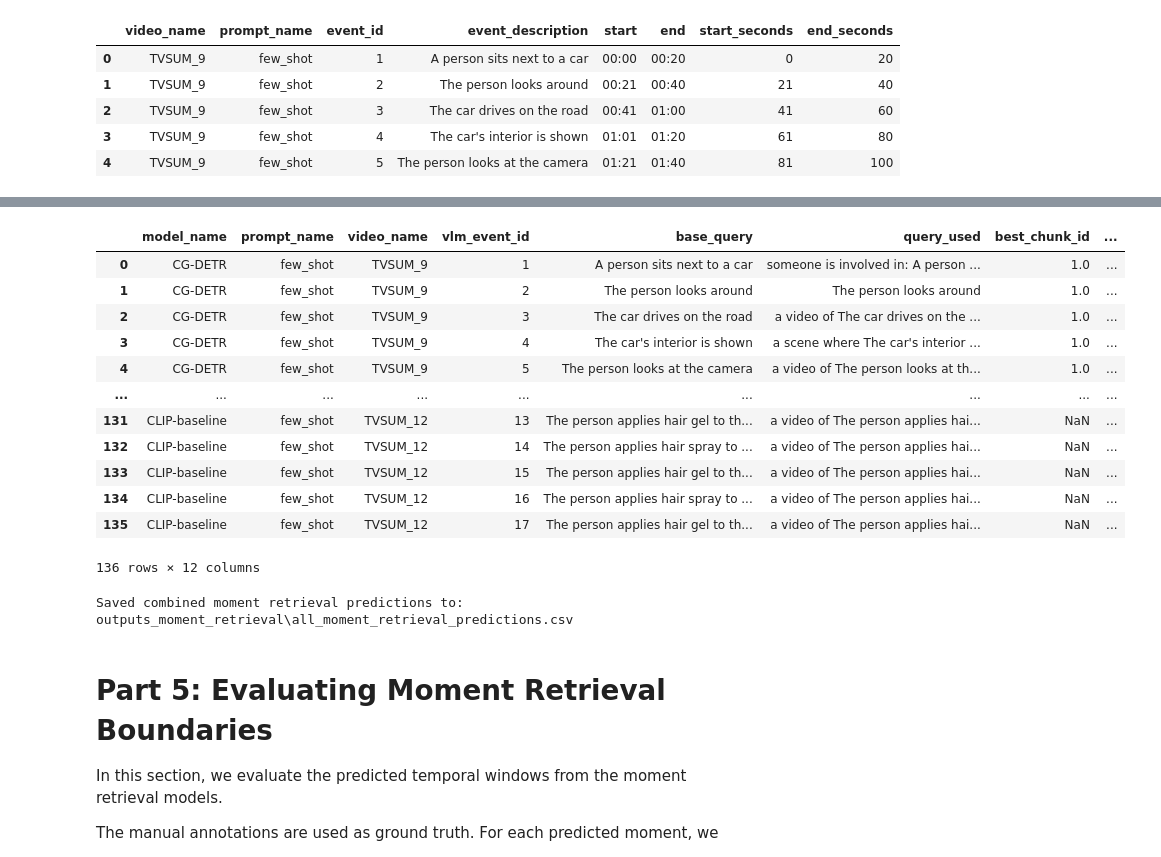
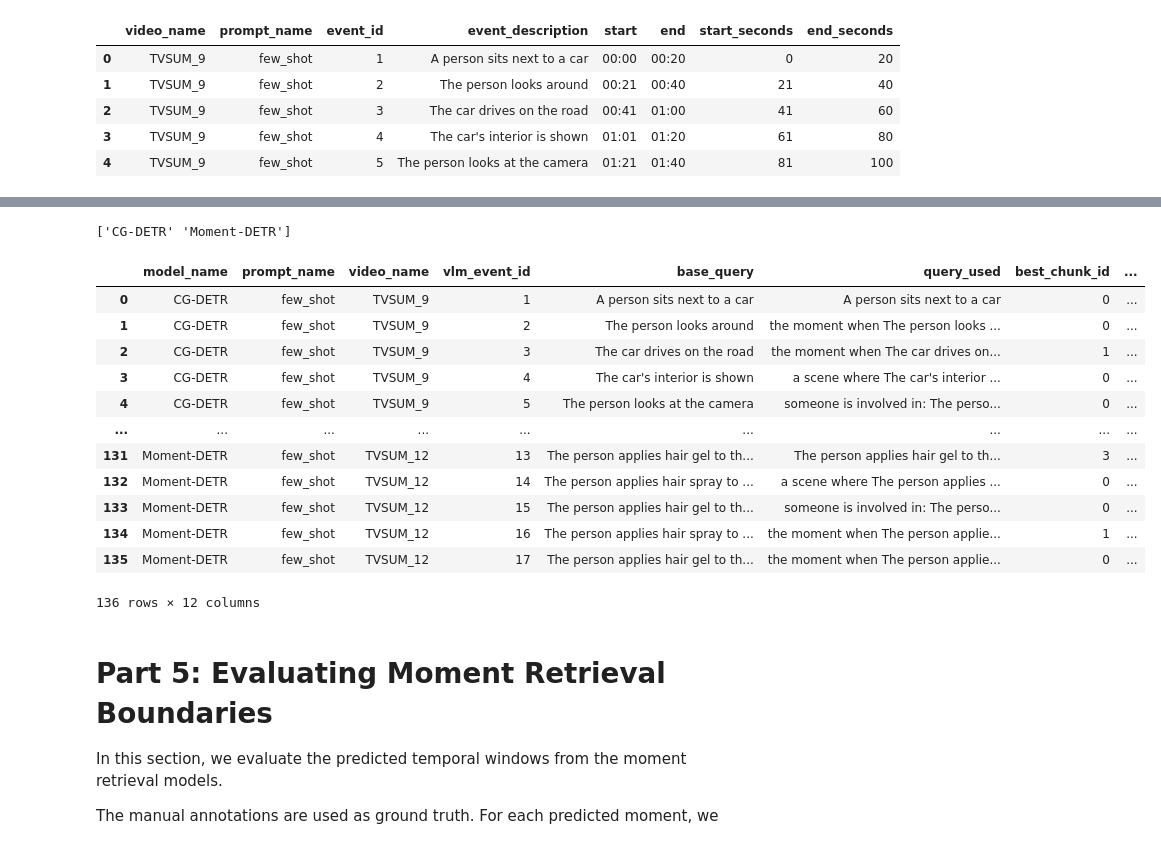
Before and after one commit to AlbinoLoaf/cv_grp3_2026, a Jupyter notebook: vlm_event_detection_group3.ipynb, the cells around one changed output, grey strips where cells are left out. Saved outputs shown, nothing was run; the diff lists cells and outputs as text; code cells hidden in the pictures.

Commit message:
Add VLM event detection and moment retrieval results

```diff
--- a/vlm_event_detection_group3.ipynb
+++ b/vlm_event_detection_group3.ipynb
@@ -1008,7 +1008,7 @@ These annotations act as the reference events for evaluating the VLM outputs.
 # %%
 # MANUAL ANNOTATION PARSING
 
-ANNOTATION_PATH = Path(r"C:\Users\aggel\OneDrive\Υπολογιστής\Comp Vision\manual_annotations.txt")
+ANNOTATION_PATH = Path("manual_annotations.txt")
 
 
 def parse_manual_annotations(annotation_path):
@@ -2285,11 +2288,6 @@ For each event, we create multiple phrasings and keep the prediction with the hi
 # =========================
 
 def expand_query(base_query):
-    """
-    Generate multiple phrasings for the same event query.
-    The highest-scoring prediction across these variations is kept.
-    """
-
     base_query = str(base_query).strip()
 
     variations = [
@@ -2301,6 +2299,7 @@ def expand_query(base_query):
     ]
 
     unique_variations = []
+
     for query in variations:
         if query not in unique_variations:
             unique_variations.append(query)
@@ -2624,16 +2611,0 @@ def run_cgdetr_on_vlm_events_chunked(model, videos, vlm_events_df):
-# %%
-# =========================
-# TIME FORMATTING HELPER
-# =========================
-
-def seconds_to_mmss(seconds):
-    """
-    Convert seconds to MM:SS format.
-
-    Example:
-    75 -> 01:15
-    """
-    seconds = int(round(float(seconds)))
-    minutes = seconds // 60
-    secs = seconds % 60
-    return f"{minutes:02d}:{secs:02d}"
@@ -2978,38 +2850,35 @@ This combined file is used in Task 5 for IoU evaluation and failure analysis.
 # %%
-# =========================
-# COMBINE MOMENT RETRIEVAL RESULTS
-# =========================
-
 all_moment_predictions_df = pd.concat(
-    [cgdetr_predictions_df, clip_predictions_df],
+    [cgdetr_predictions_df, moment_detr_predictions_df],
     ignore_index=True
 )
 
+all_moment_predictions_df = all_moment_predictions_df[
+    all_moment_predictions_df["model_name"].isin(["CG-DETR", "Moment-DETR"])
+].copy()
+
+print(all_moment_predictions_df["model_name"].unique())
 display(all_moment_predictions_df)
 
 all_moment_predictions_df.to_csv(
     MOMENT_OUTPUT_DIR / "all_moment_retrieval_predictions.csv",
     index=False
 )
-
-print("Saved combined moment retrieval predictions to:")
-print(MOMENT_OUTPUT_DIR / "all_moment_retrieval_predictions.csv")
 # %% [output]
+['CG-DETR' 'Moment-DETR']
 |  | model_name | prompt_name | video_name | vlm_event_id | base_query | query_used | best_chunk_id | ... |
-| 0 | CG-DETR | few_shot | TVSUM_9 | 1 | A person sits next to a car | someone is involved in: A person ... | 1.0 | ... |
-| 1 | CG-DETR | few_shot | TVSUM_9 | 2 | The person looks around | The person looks around | 1.0 | ... |
-| 2 | CG-DETR | few_shot | TVSUM_9 | 3 | The car drives on the road | a video of The car drives on the ... | 1.0 | ... |
-| 3 | CG-DETR | few_shot | TVSUM_9 | 4 | The car's interior is shown | a scene where The car's interior ... | 1.0 | ... |
-| 4 | CG-DETR | few_shot | TVSUM_9 | 5 | The person looks at the camera | a video of The person looks at th... | 1.0 | ... |
+| 0 | CG-DETR | few_shot | TVSUM_9 | 1 | A person sits next to a car | A person sits next to a car | 0 | ... |
+| 1 | CG-DETR | few_shot | TVSUM_9 | 2 | The person looks around | the moment when The person looks ... | 0 | ... |
+| 2 | CG-DETR | few_shot | TVSUM_9 | 3 | The car drives on the road | the moment when The car drives on... | 1 | ... |
+| 3 | CG-DETR | few_shot | TVSUM_9 | 4 | The car's interior is shown | a scene where The car's interior ... | 0 | ... |
+| 4 | CG-DETR | few_shot | TVSUM_9 | 5 | The person looks at the camera | someone is involved in: The perso... | 0 | ... |
 | ... | ... | ... | ... | ... | ... | ... | ... | ... |
-| 131 | CLIP-baseline | few_shot | TVSUM_12 | 13 | The person applies hair gel to th... | a video of The person applies hai... | NaN | ... |
-| 132 | CLIP-baseline | few_shot | TVSUM_12 | 14 | The person applies hair spray to ... | a video of The person applies hai... | NaN | ... |
-| 133 | CLIP-baseline | few_shot | TVSUM_12 | 15 | The person applies hair gel to th... | a video of The person applies hai... | NaN | ... |
-| 134 | CLIP-baseline | few_shot | TVSUM_12 | 16 | The person applies hair spray to ... | a video of The person applies hai... | NaN | ... |
-| 135 | CLIP-baseline | few_shot | TVSUM_12 | 17 | The person applies hair gel to th... | a video of The person applies hai... | NaN | ... |
+| 131 | Moment-DETR | few_shot | TVSUM_12 | 13 | The person applies hair gel to th... | The person applies hair gel to th... | 3 | ... |
+| 132 | Moment-DETR | few_shot | TVSUM_12 | 14 | The person applies hair spray to ... | a scene where The person applies ... | 0 | ... |
+| 133 | Moment-DETR | few_shot | TVSUM_12 | 15 | The person applies hair gel to th... | someone is involved in: The perso... | 0 | ... |
+| 134 | Moment-DETR | few_shot | TVSUM_12 | 16 | The person applies hair spray to ... | the moment when The person applie... | 1 | ... |
+| 135 | Moment-DETR | few_shot | TVSUM_12 | 17 | The person applies hair gel to th... | the moment when The person applie... | 0 | ... |
-136 rows × 12 columns
-Saved combined moment retrieval predictions to:
-outputs_moment_retrieval\all_moment_retrieval_predictions.csv
+136 rows × 12 columns
 # %% [markdown]
 # Part 5: Evaluating Moment Retrieval Boundaries
 
```
Also changed, not shown: parts of 28 cells of this notebook, 29 other files.
